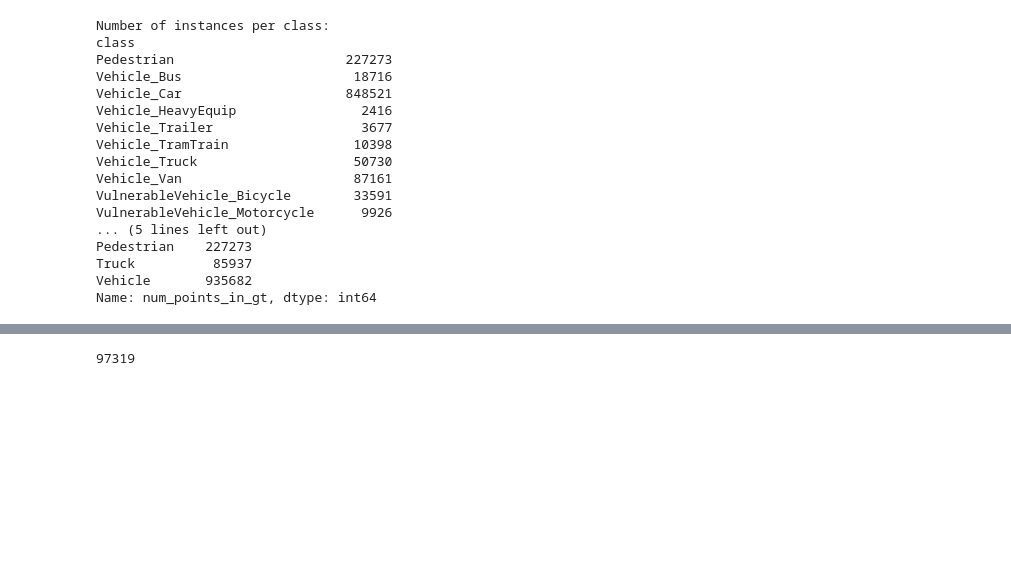
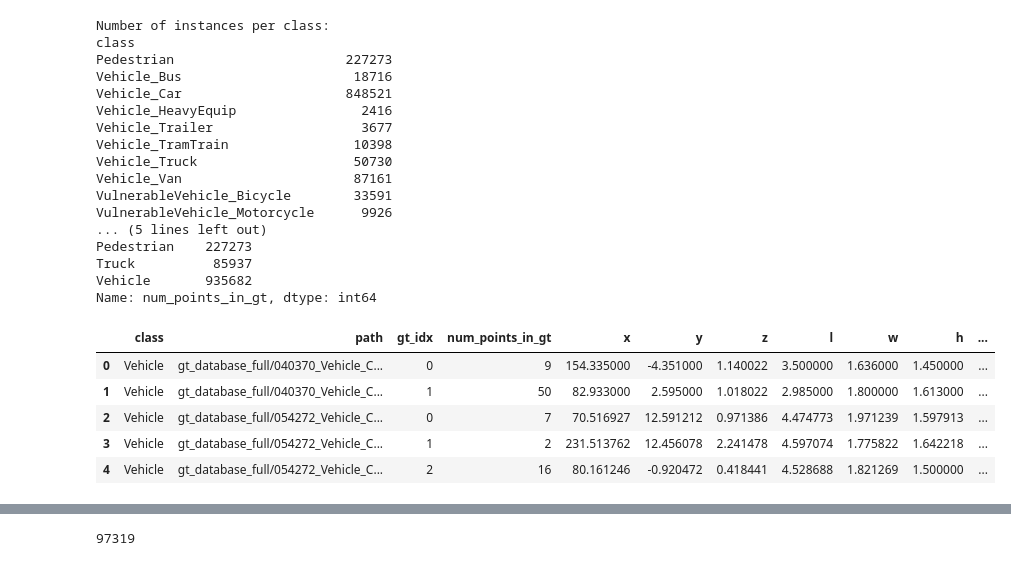
Before and after one commit to griesbchr/3DTrans, a Jupyter notebook: tools/misc/view_dbinfo.ipynb, the cells around one changed output, grey strips where cells are left out. Drawn from its saved outputs; the diff is of its cells as text; code cells hidden in the pictures; blank space fills up the shorter version.

```diff
--- a/tools/misc/view_dbinfo.ipynb
+++ b/tools/misc/view_dbinfo.ipynb
@@ -233,3 +233,12 @@ Pedestrian    227273
 Truck          85937
 Vehicle       935682
 Name: num_points_in_gt, dtype: int64
+# %%
+df_zod.head()
+# %% [output]
+|  | class | path | gt_idx | num_points_in_gt | x | y | z | l | w | h | ... |
+| 0 | Vehicle | gt_database_full/040370_Vehicle_C... | 0 | 9 | 154.335000 | -4.351000 | 1.140022 | 3.500000 | 1.636000 | 1.450000 | ... |
+| 1 | Vehicle | gt_database_full/040370_Vehicle_C... | 1 | 50 | 82.933000 | 2.595000 | 1.018022 | 2.985000 | 1.800000 | 1.613000 | ... |
+| 2 | Vehicle | gt_database_full/054272_Vehicle_C... | 0 | 7 | 70.516927 | 12.591212 | 0.971386 | 4.474773 | 1.971239 | 1.597913 | ... |
+| 3 | Vehicle | gt_database_full/054272_Vehicle_C... | 1 | 2 | 231.513762 | 12.456078 | 2.241478 | 4.597074 | 1.775822 | 1.642218 | ... |
+| 4 | Vehicle | gt_database_full/054272_Vehicle_C... | 2 | 16 | 80.161246 | -0.920472 | 0.418441 | 4.528688 | 1.821269 | 1.500000 | ... |
```
Also changed, not shown: parts of 1 cell of this notebook, 7 other files.
